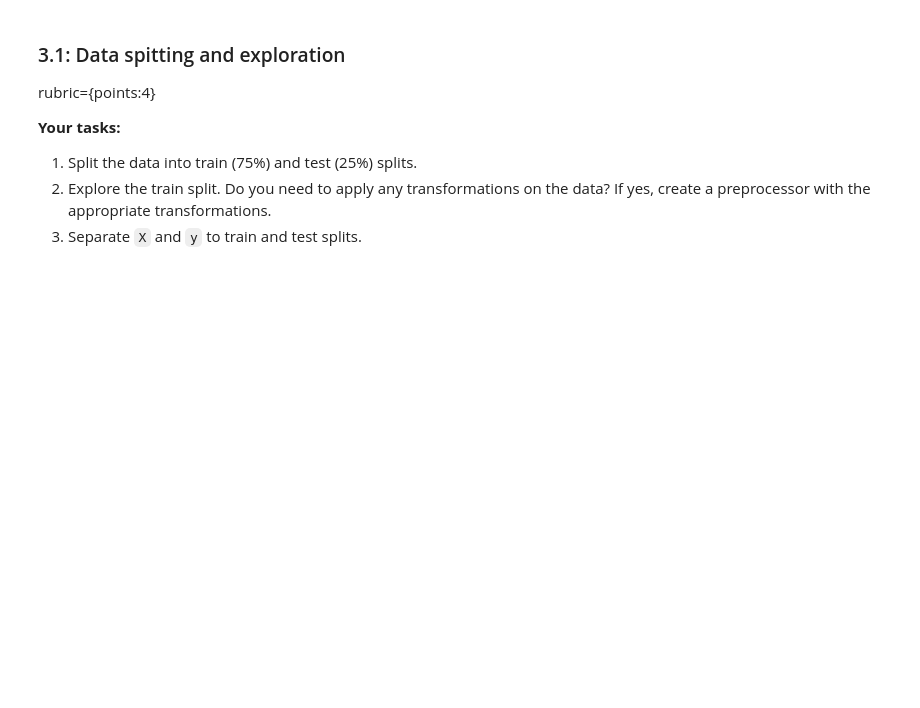
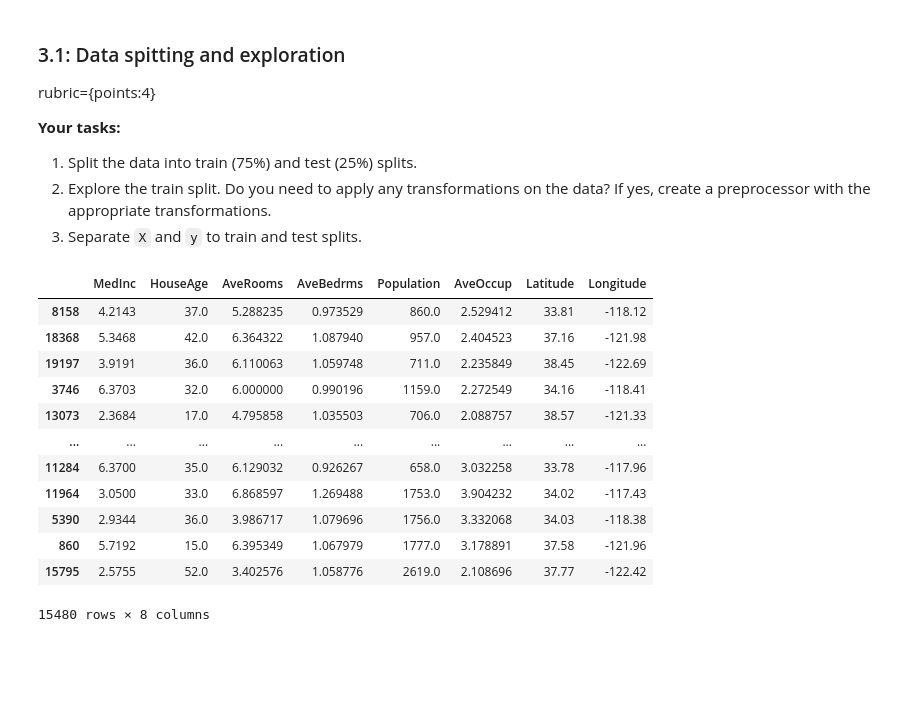
Before and after one commit to Blaise143/CPSC-330-ASSIGNMENTS, a Jupyter notebook: hw5/hw5.ipynb, the cells around one changed output. Cells and saved outputs as stored; diff of their text form; code cells hidden in the pictures; blank space fills up the shorter version.

```diff
--- a/hw5/hw5.ipynb
+++ b/hw5/hw5.ipynb
@@ -419,6 +458,31 @@ rubric={points:4}
 1. Split the data into train (75%) and test (25%) splits.
 2. Explore the train split. Do you need to apply any transformations on the data? If yes, create a preprocessor with the appropriate transformations.
 3. Separate `X` and `y` to train and test splits.
+# %%
+# Splitting Data
+train_df, test_df = train_test_split(housing_df, train_size=0.75, random_state=42)
+
+# Checking if there are any missing values
+assert train_df.isnull().sum().sum() == 0, "There are missing variables"
+
+# Separating into X and y
+
+X_train, y_train = train_df.drop('MedHouseVal', axis=1), train_df['MedHouseVal']
+X_train
+# %% [output]
+|  | MedInc | HouseAge | AveRooms | AveBedrms | Population | AveOccup | Latitude | Longitude |
+| 8158 | 4.2143 | 37.0 | 5.288235 | 0.973529 | 860.0 | 2.529412 | 33.81 | -118.12 |
+| 18368 | 5.3468 | 42.0 | 6.364322 | 1.087940 | 957.0 | 2.404523 | 37.16 | -121.98 |
+| 19197 | 3.9191 | 36.0 | 6.110063 | 1.059748 | 711.0 | 2.235849 | 38.45 | -122.69 |
+| 3746 | 6.3703 | 32.0 | 6.000000 | 0.990196 | 1159.0 | 2.272549 | 34.16 | -118.41 |
+| 13073 | 2.3684 | 17.0 | 4.795858 | 1.035503 | 706.0 | 2.088757 | 38.57 | -121.33 |
+| ... | ... | ... | ... | ... | ... | ... | ... | ... |
+| 11284 | 6.3700 | 35.0 | 6.129032 | 0.926267 | 658.0 | 3.032258 | 33.78 | -117.96 |
+| 11964 | 3.0500 | 33.0 | 6.868597 | 1.269488 | 1753.0 | 3.904232 | 34.02 | -117.43 |
+| 5390 | 2.9344 | 36.0 | 3.986717 | 1.079696 | 1756.0 | 3.332068 | 34.03 | -118.38 |
+| 860 | 5.7192 | 15.0 | 6.395349 | 1.067979 | 1777.0 | 3.178891 | 37.58 | -121.96 |
+| 15795 | 2.5755 | 52.0 | 3.402576 | 1.058776 | 2619.0 | 2.108696 | 37.77 | -122.42 |
+15480 rows × 8 columns
 # %% [markdown]
 <br><br>
 # %% [markdown]
```
Also changed, not shown: parts of 14 cells of this notebook.
